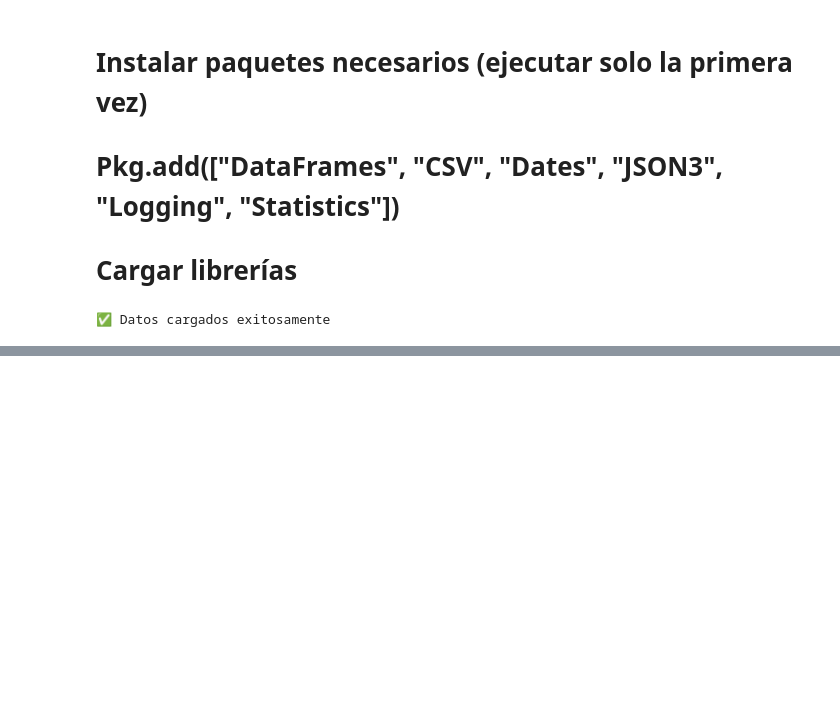
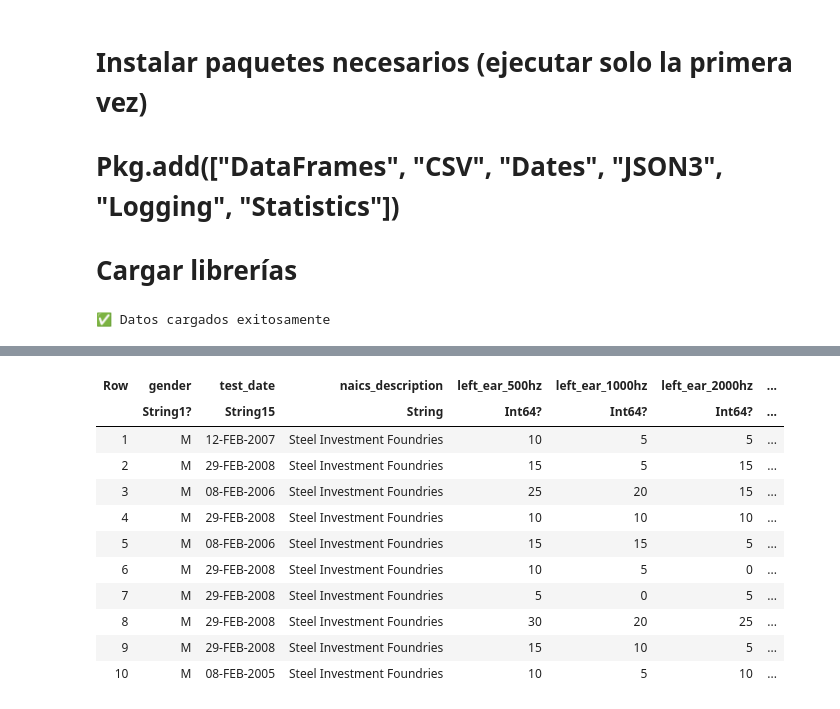
Before and after one commit to cris0436/Proyecto_ingenieria_datos, a Jupyter notebook: notebooks/etl_pipeline_julia_.ipynb, the cells around one changed output, grey strips where cells are left out. Saved outputs shown, nothing was run; the diff lists cells and outputs as text; code cells hidden in the pictures; blank space fills up the shorter version.

```diff
--- a/notebooks/etl_pipeline_julia_.ipynb
+++ b/notebooks/etl_pipeline_julia_.ipynb
@@ -70,0 +345,68 @@ ErrorException: type ConsoleLogger has no field info
+# %%
+using DataFrames, Dates
+
+# cargar base (ajusta la ruta si hace falta)
+df = CSV.read("C:\\Users\\USUARIO\\ing_datos\\data\\raw\\Paper1_WebData_Final.csv", DataFrame)
+
+function normalize_schema(df::DataFrame)::DataFrame
+    # 1. Renombrar columnas
+    column_rename_map = Dict(
+        "NID" => "worker_id",
+        "Age_group" => "age_group_code",
+        "Gender" => "gender",
+        "Region" => "region_code",
+        "Test_date" => "test_date",
+        "NAICS" => "naics_code",
+        "NAICS_descr" => "naics_description",
+
+        # Umbrales oído izquierdo
+        "L500k" => "left_ear_500hz",
+        "L1k" => "left_ear_1000hz",
+        "L2k" => "left_ear_2000hz",
+        "L3k" => "left_ear_3000hz",
+        "L4k" => "left_ear_4000hz",
+        "L6k" => "left_ear_6000hz",
+        "L8k" => "left_ear_8000hz",
+
+        # Umbrales oído derecho
+        "R500k" => "right_ear_500hz",
+        "R1k" => "right_ear_1000hz",
+        "R2k" => "right_ear_2000hz",
+        "R3k" => "right_ear_3000hz",
+        "R4k" => "right_ear_4000hz",
+        "R6k" => "right_ear_6000hz",
+        "R8k" => "right_ear_8000hz"
+    )
+
+    # Renombrar solo columnas existentes
+        for (old, new) in column_rename_map
+            if old in names(df)
+                rename!(df, old => new)
+            end
+        end
+
+
+    # 2. Agregar metadatos
+    df.processed_at = fill(Dates.now(), nrow(df))
+    df.data_source = fill("user_database", nrow(df))
+
+    # 3. Reordenar columnas
+    new_column_order = [
+        "worker_id", "age_group_code", "gender", "region_code", "test_date",
+        "naics_code", "naics_description",
+        "left_ear_500hz", "left_ear_1000hz", "left_ear_2000hz", "left_ear_3000hz",
+        "left_ear_4000hz", "left_ear_6000hz", "left_ear_8000hz",
+        "right_ear_500hz", "right_ear_1000hz", "right_ear_2000hz", "right_ear_3000hz",
+        "right_ear_4000hz", "right_ear_6000hz", "right_ear_8000hz",
+        "processed_at", "data_source"
+    ]
+
+    # Filtrar columnas que existen
+    available_columns = filter(col -> col in names(df), new_column_order)
+    return df[:, available_columns]
+end
+
+# Ejecutar la normalización
+df_normalizado = normalize_schema(df)
+first(df_normalizado, 10)
+# %% [output]
@@ -70,0 +414,12 @@ ErrorException: type ConsoleLogger has no field info
+| Row | gender | test_date | naics_description | left_ear_500hz | left_ear_1000hz | left_ear_2000hz | ... |
+|  | String1? | String15 | String | Int64? | Int64? | Int64? | ... |
+| 1 | M | 12-FEB-2007 | Steel Investment Foundries | 10 | 5 | 5 | ... |
+| 2 | M | 29-FEB-2008 | Steel Investment Foundries | 15 | 5 | 15 | ... |
+| 3 | M | 08-FEB-2006 | Steel Investment Foundries | 25 | 20 | 15 | ... |
+| 4 | M | 29-FEB-2008 | Steel Investment Foundries | 10 | 10 | 10 | ... |
+| 5 | M | 08-FEB-2006 | Steel Investment Foundries | 15 | 15 | 5 | ... |
+| 6 | M | 29-FEB-2008 | Steel Investment Foundries | 10 | 5 | 0 | ... |
+| 7 | M | 29-FEB-2008 | Steel Investment Foundries | 5 | 0 | 5 | ... |
+| 8 | M | 29-FEB-2008 | Steel Investment Foundries | 30 | 20 | 25 | ... |
+| 9 | M | 29-FEB-2008 | Steel Investment Foundries | 15 | 10 | 5 | ... |
+| 10 | M | 08-FEB-2005 | Steel Investment Foundries | 10 | 5 | 10 | ... |
```
Also changed, not shown: parts of 21 cells of this notebook.
